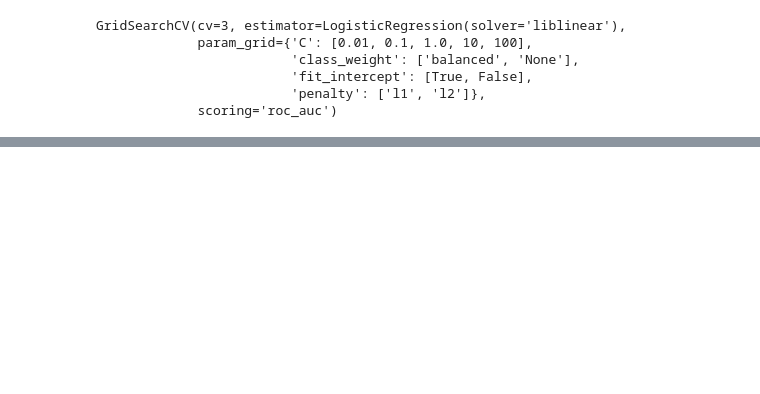
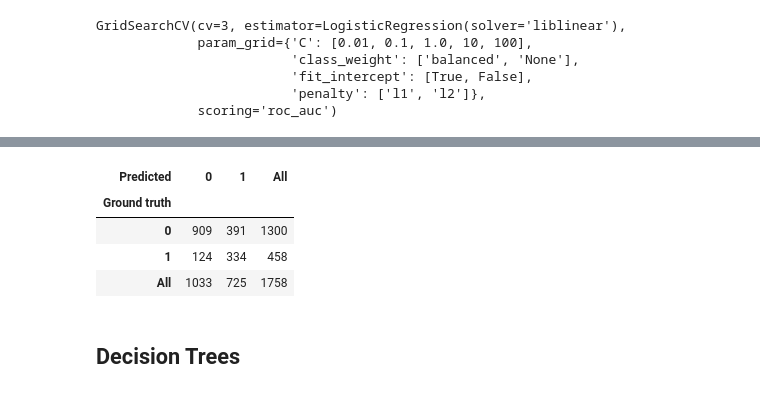
Before and after one commit to yahyavaleo/fellowship-ai, a Jupyter notebook: course/telco-customer-churn.ipynb, the cells around one changed output, grey strips where cells are left out. Drawn from its saved outputs; the diff is of its cells as text; code cells hidden in the pictures; blank space fills up the shorter version.

```diff
--- a/course/logistic-regression.ipynb
+++ b/course/telco-customer-churn.ipynb
@@ -228,0 +238,4 @@ weighted avg       0.79      0.68      0.70      1758
+# %%
+svc = SVC(C=10.0, class_weight="balanced", random_state=42)
+svc.fit(X_train, y_train)
+y_pred = svc.predict(X_test)
@@ -228,0 +254,10 @@ weighted avg       0.79      0.68      0.70      1758
+# %%
+pd.crosstab(y_test, y_pred, rownames=["Ground truth"], colnames=["Predicted"], margins=True)
+# %% [output]
+| Predicted | 0 | 1 | All |
+| Ground truth |  |  |  |
+| 0 | 909 | 391 | 1300 |
+| 1 | 124 | 334 | 458 |
+| All | 1033 | 725 | 1758 |
+# %% [markdown]
+## Decision Trees
```
Also changed, not shown: parts of 17 cells of this notebook, 4 other files.
